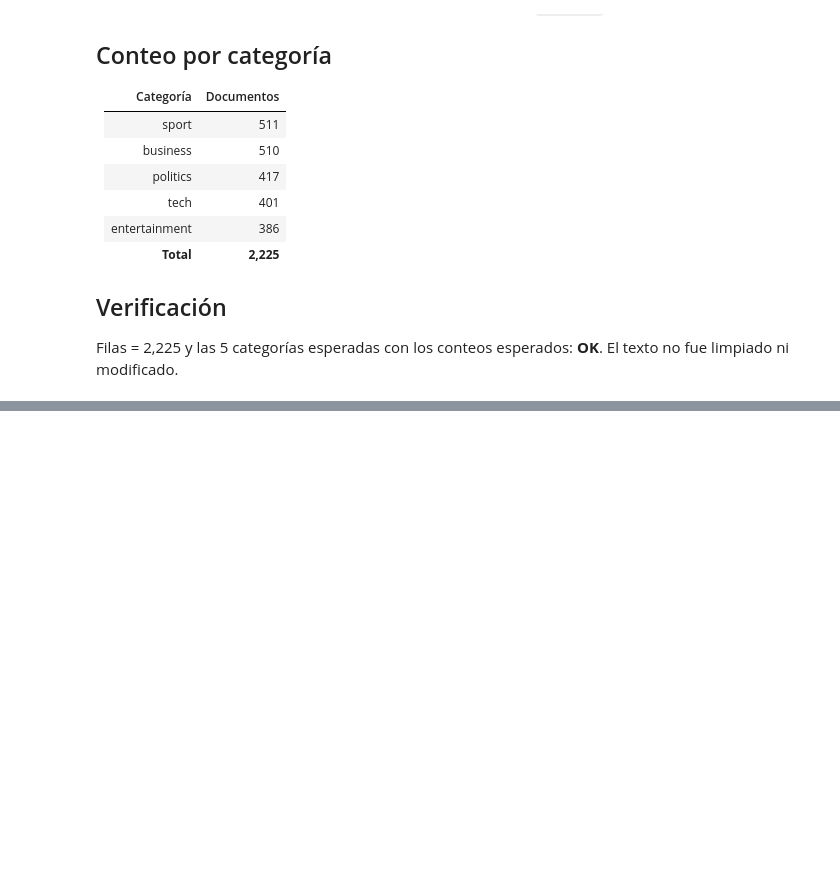
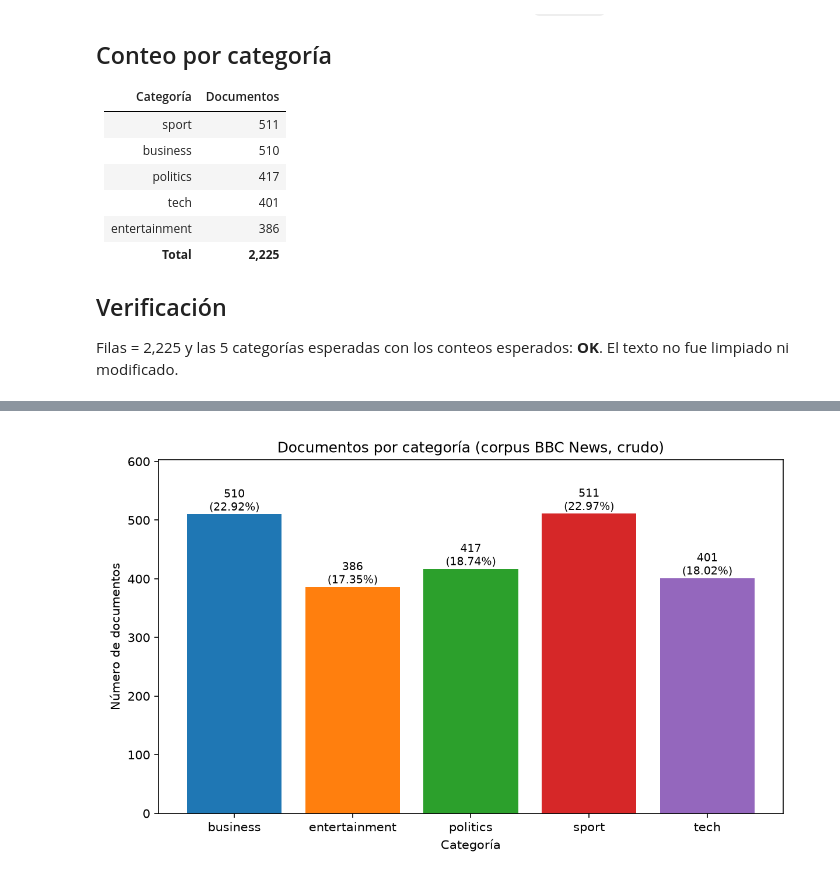
Before and after one commit to DiegoMoctezuma/Recuperaci-nInformaci-n, a Jupyter notebook: práctica.ipynb, the cells around one changed output, grey strips where cells are left out. Cells and saved outputs as stored; diff of their text form; code cells hidden in the pictures; blank space fills up the shorter version.

```diff
--- a/práctica.ipynb
+++ b/práctica.ipynb
@@ -129,0 +158,4 @@ Filas = 2,225 y las 5 categorías esperadas con los conteos esperados: **OK**. E
+# %%
+display(Image('reports/figuras/raw_categorias.png', width=700))
+# %% [output]
+[figure, added]
```
Also changed, not shown: parts of 8 cells of this notebook, 9 other files.
